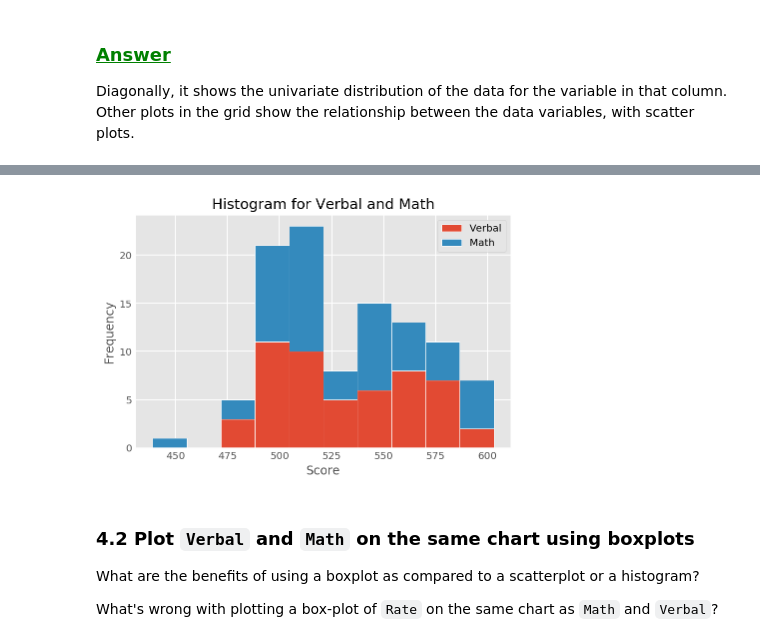
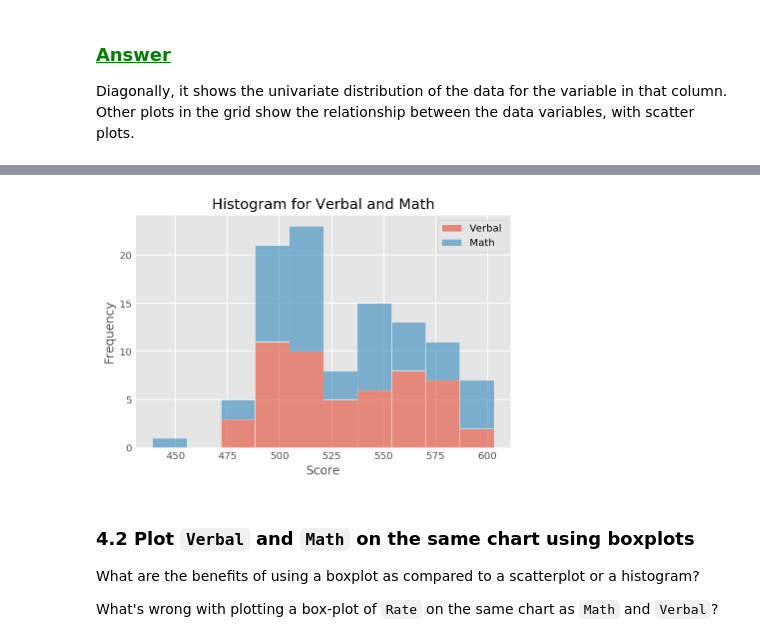
Before and after one commit to teojinhowe/DSI-4-SG, a Jupyter notebook: project-two/project-02-v2-starter-code-jin-howe.ipynb, the cells around one changed output, grey strips where cells are left out. Saved outputs shown, nothing was run; the diff lists cells and outputs as text; code cells hidden in the pictures.

```diff
--- a/project-two/project-02-v2-starter-code-jin-howe.ipynb
+++ b/project-two/project-02-v2-starter-code-jin-howe.ipynb
@@ -285,12 +285,12 @@ http://pandas.pydata.org/pandas-docs/stable/visualization.html
 # %%
 ## Plotting the stacked histogram
 
-df[['Verbal','Math']].plot.hist(stacked=True,edgecolor='white')
+df[['Verbal','Math']].plot.hist(stacked=True,edgecolor='white',alpha=0.6)
 plt.xlabel('Score')            ## Labeling the x-axis
 plt.title('Histogram for Verbal and Math')
 plt.show()
 # %% [output]
-[figure, old version]
+[figure, new version]
 # %% [markdown]
 ### 4.2 Plot `Verbal` and `Math` on the same chart using boxplots
 
```
Also changed, not shown: parts of 21 cells of this notebook.
